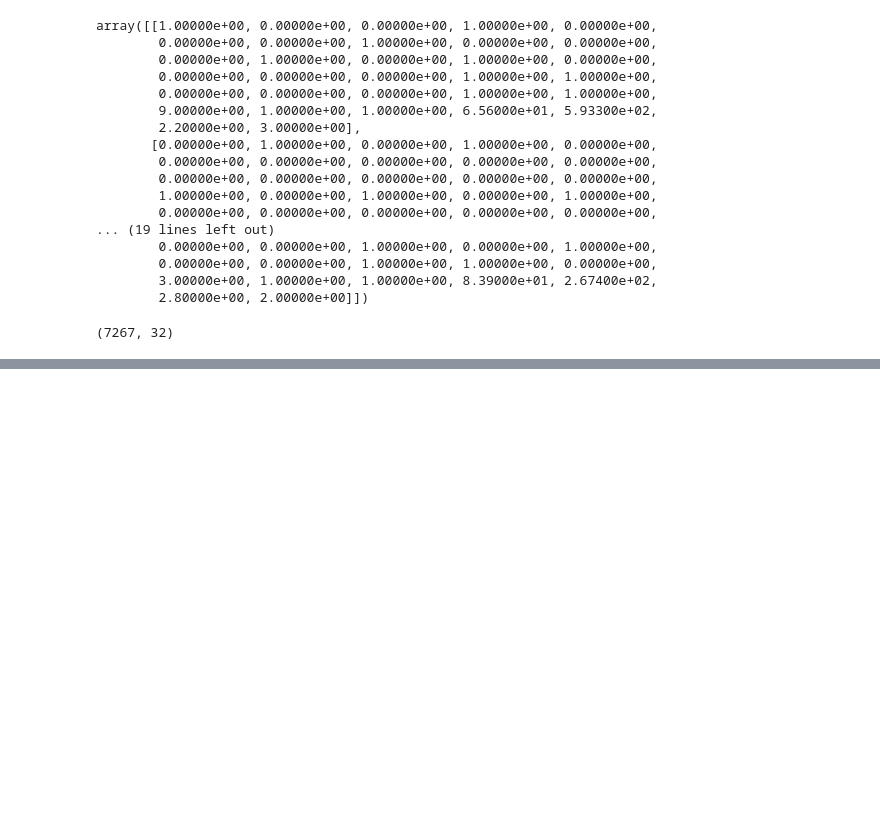
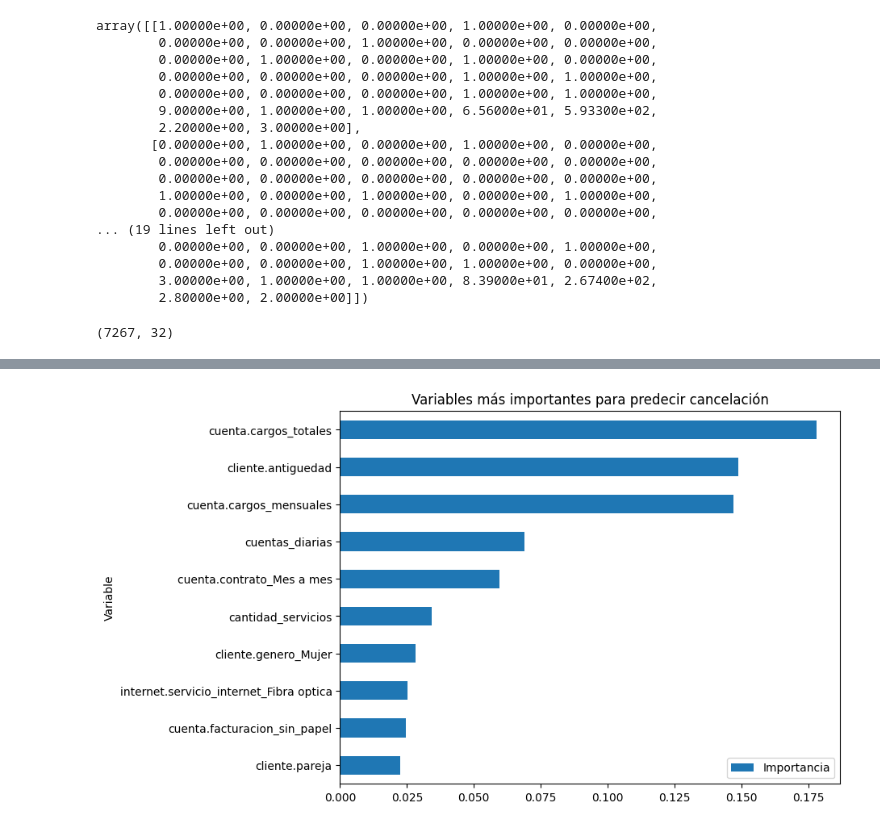
Before and after one commit to patinohoyosgisell/Challege_Telecom_X_parte_2, a Jupyter notebook: Challege_Telecom_X_parte_2.ipynb, the cells around one changed output, grey strips where cells are left out. Drawn from its saved outputs; the diff is of its cells as text; code cells hidden in the pictures; blank space fills up the shorter version.

```diff
--- a/Challege_Telecom_X_parte_2.ipynb
+++ b/Challege_Telecom_X_parte_2.ipynb
@@ -285,0 +343,12 @@ X.shape
+# %%
+#2. Modelo 2 — Random Forest
+from sklearn.ensemble import RandomForestClassifier
+
+modelo_rf = RandomForestClassifier(
+    n_estimators=200,
+    random_state=42
+)
+
+modelo_rf.fit(X_train, y_train)
+
+y_pred_rf = modelo_rf.predict(X_test)
@@ -285,0 +369,17 @@ X.shape
+# %%
+#variables más importantes
+import pandas as pd
+
+importancias = modelo_rf.feature_importances_
+
+feature_importance = pd.DataFrame({
+    'Variable': all_feature_names,
+    'Importancia': importancias
+})
+
+feature_importance = feature_importance.sort_values(
+    by='Importancia',
+    ascending=False
+)
+
+feature_importance.head(10)
@@ -285,0 +398,15 @@ X.shape
+# %%
+feature_importance.head(10).sort_values(
+    by='Importancia'
+).plot(
+    x='Variable',
+    y='Importancia',
+    kind='barh',
+    figsize=(8,6)
+)
+
+plt.title("Variables más importantes para predecir cancelación")
+
+plt.show()
+# %% [output]
+[figure, added]
```
Also changed, not shown: parts of 43 cells of this notebook.
